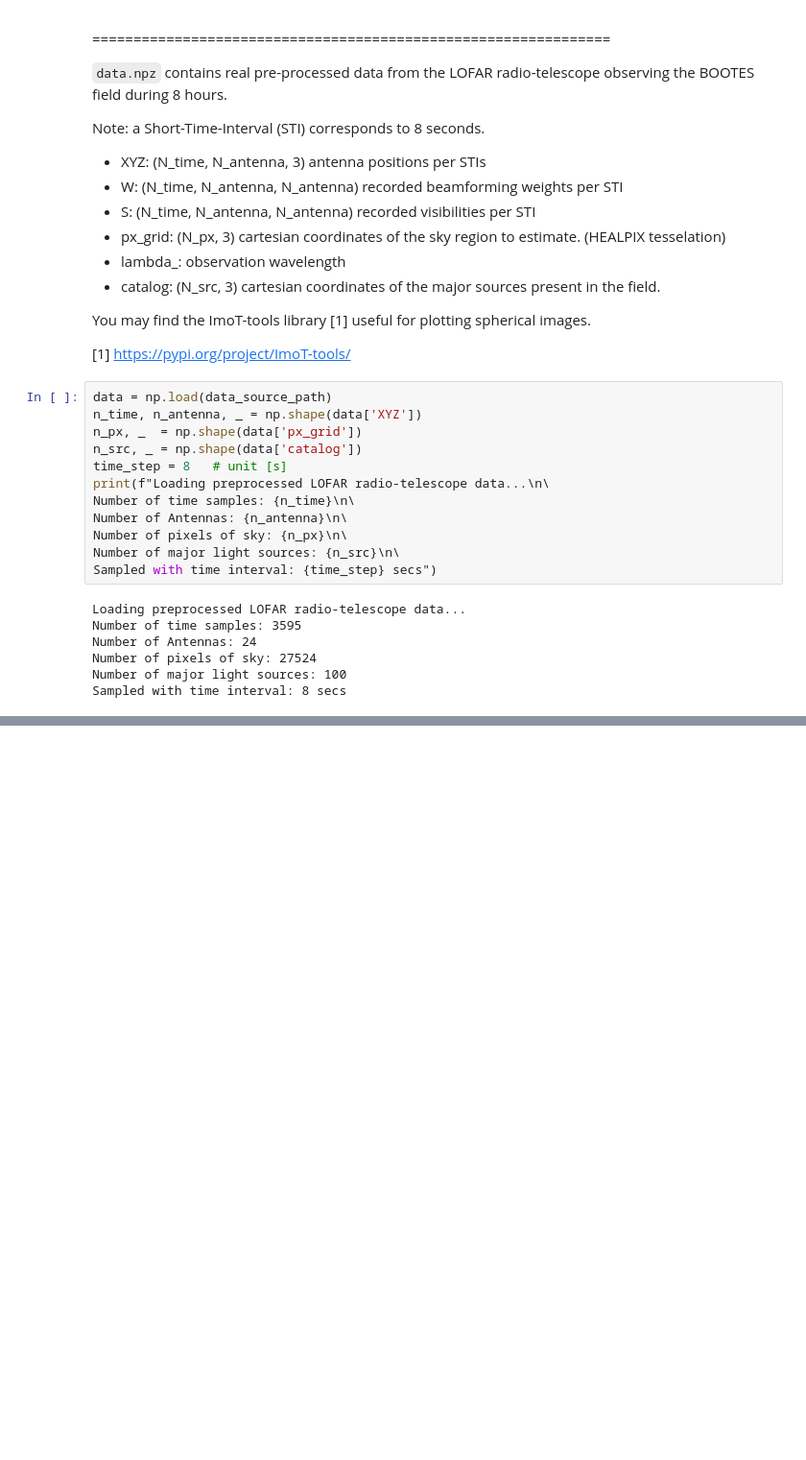
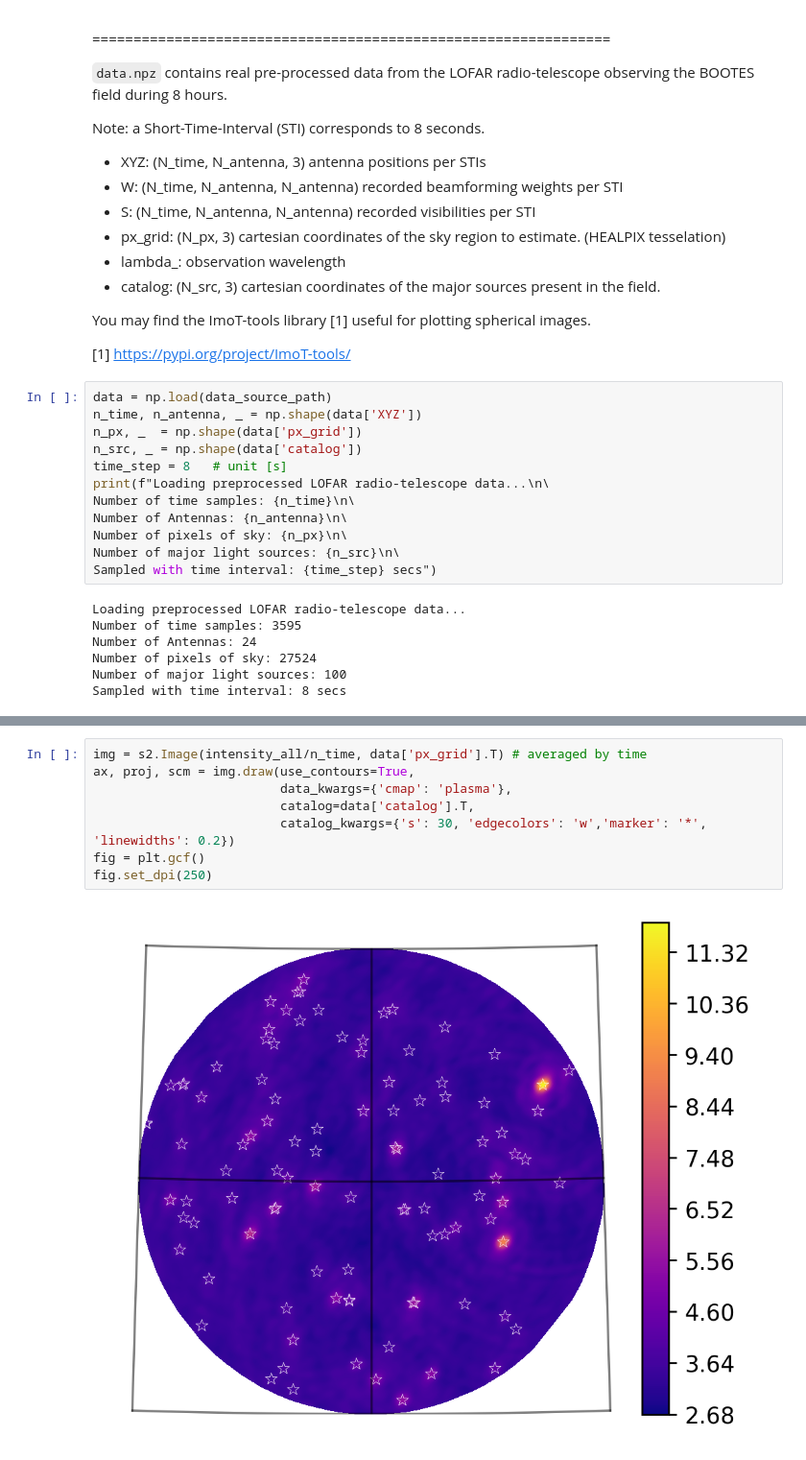
Before and after one commit to adfeel220/SSDP-Project-RadioAstronomySourceLocalization, a Jupyter notebook: RI_project.ipynb, the cells around one changed output, grey strips where cells are left out. Shown: that part at 96% size. Cells and saved outputs as stored; diff of their text form; blank space fills up the shorter version.

```diff
--- a/RI_project.ipynb
+++ b/RI_project.ipynb
@@ -196,0 +174,10 @@ print(topK(intensity_all, n_src))
+# %%
+img = s2.Image(intensity_all/n_time, data['px_grid'].T) # averaged by time
+ax, proj, scm = img.draw(use_contours=True,
+                         data_kwargs={'cmap': 'plasma'},
+                         catalog=data['catalog'].T,
+                         catalog_kwargs={'s': 30, 'edgecolors': 'w','marker': '*', 'linewidths': 0.2})
+fig = plt.gcf()
+fig.set_dpi(250)
+# %% [output]
+[figure, added]
```
Also changed, not shown: parts of 13 cells of this notebook.
